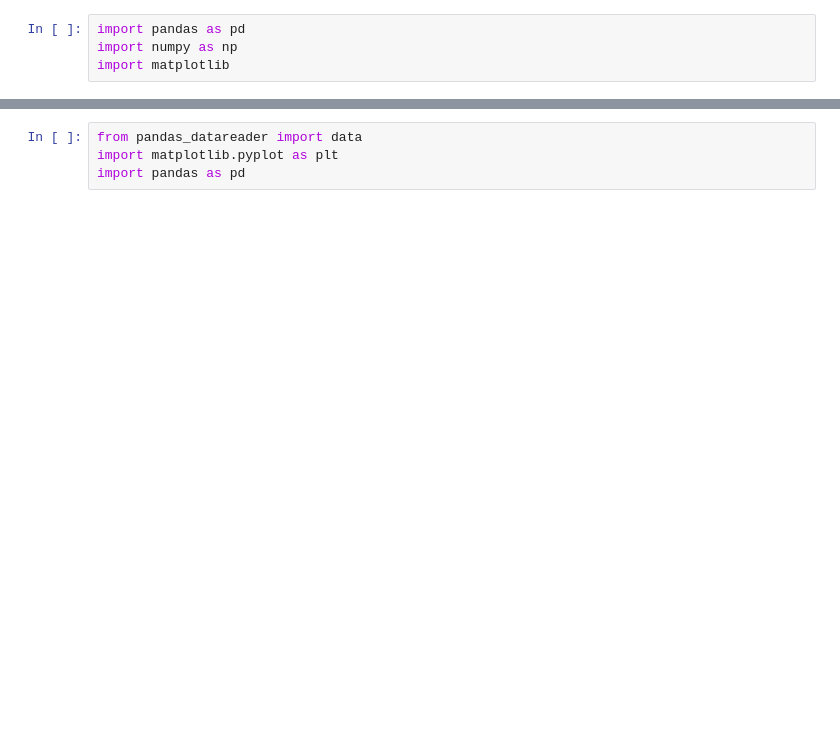
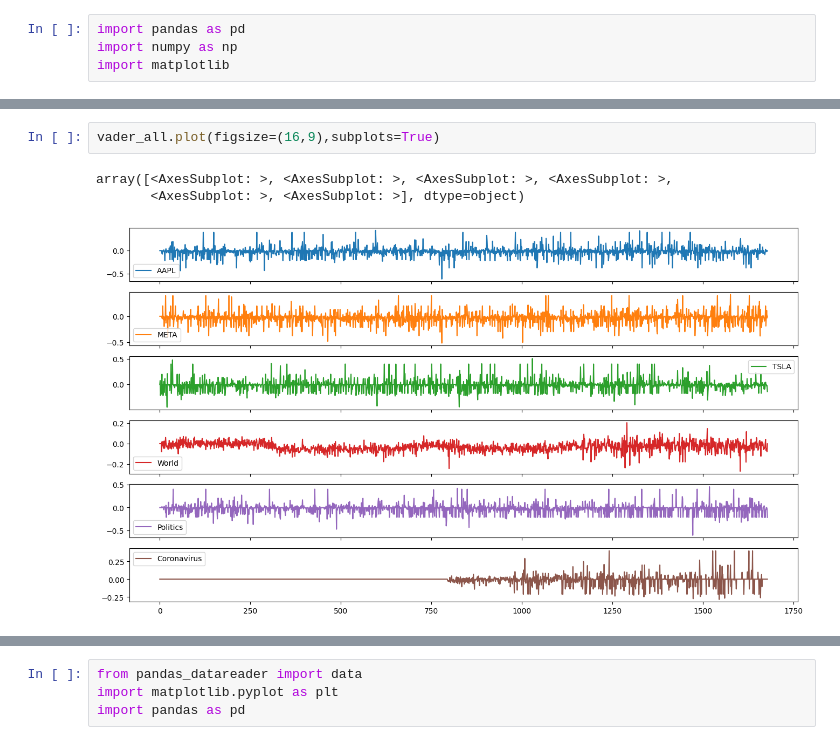
Before and after one commit to eltontay/Stock-Returns-Prediction-ML-Textual-Analysis, a Jupyter notebook: Data-Analysis/Text-Analysis.ipynb, the cells around one changed output, grey strips where cells are left out. Saved outputs shown, nothing was run; the diff lists cells and outputs as text; blank space fills up the shorter version.

```diff
--- a/Data-Analysis/Text-Analysis.ipynb
+++ b/Data-Analysis/Text-Analysis.ipynb
@@ -17 +21,7 @@ vader_all.head()
+# %%
+vader_all.plot(figsize=(16,9),subplots=True)
+# %% [output]
+array([<AxesSubplot: >, <AxesSubplot: >, <AxesSubplot: >, <AxesSubplot: >,
+       <AxesSubplot: >, <AxesSubplot: >], dtype=object)
+[figure, added]
 # %%
```
Also changed, not shown: parts of 19 cells of this notebook.
